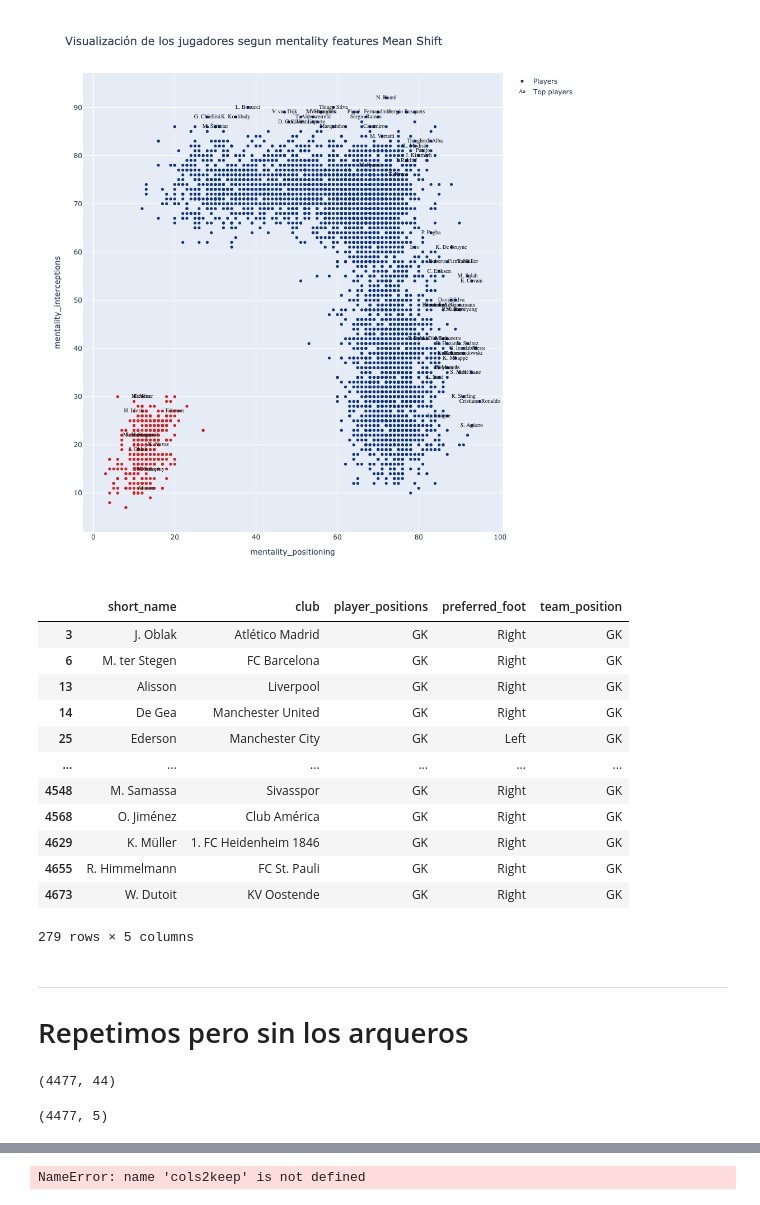
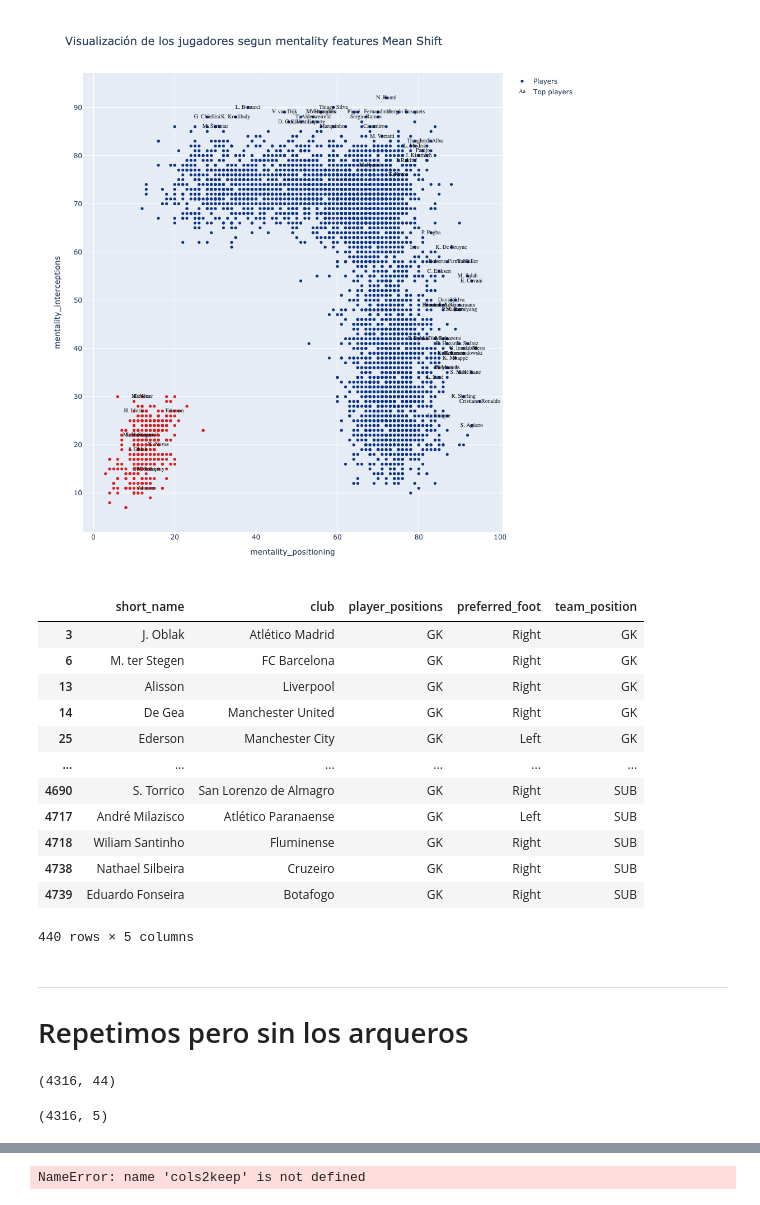
Before and after one commit to danicattaneob/diplo-datos-ayvd-g1, a Jupyter notebook: 5_aprendizaje_no_supervisado/ntb_clustering_2_fifa_2020.ipynb, the cells around one changed output, grey strips where cells are left out. Saved outputs shown, nothing was run; the diff lists cells and outputs as text; code cells hidden in the pictures.

```diff
--- a/5_aprendizaje_no_supervisado/ntb_clustering_2_fifa_2020.ipynb
+++ b/5_aprendizaje_no_supervisado/ntb_clustering_2_fifa_2020.ipynb
@@ -287,31 +287,31 @@ iplot(fig)
 'Numero estimado de clusters para Mean Shift : 2'
 [figure]
 # %%
-dfo[dfo.team_position=='GK']
+dfo[(dfo.team_position=='GK') | (dfo.player_positions=='GK')]
 # %% [output]
 |  | short_name | club | player_positions | preferred_foot | team_position |
 | 3 | J. Oblak | Atlético Madrid | GK | Right | GK |
 | 6 | M. ter Stegen | FC Barcelona | GK | Right | GK |
 | 13 | Alisson | Liverpool | GK | Right | GK |
 | 14 | De Gea | Manchester United | GK | Right | GK |
 | 25 | Ederson | Manchester City | GK | Left | GK |
 | ... | ... | ... | ... | ... | ... |
-| 4548 | M. Samassa | Sivasspor | GK | Right | GK |
-| 4568 | O. Jiménez | Club América | GK | Right | GK |
-| 4629 | K. Müller | 1. FC Heidenheim 1846 | GK | Right | GK |
-| 4655 | R. Himmelmann | FC St. Pauli | GK | Right | GK |
-| 4673 | W. Dutoit | KV Oostende | GK | Right | GK |
+| 4690 | S. Torrico | San Lorenzo de Almagro | GK | Right | SUB |
+| 4717 | André Milazisco | Atlético Paranaense | GK | Left | SUB |
+| 4718 | Wiliam Santinho | Fluminense | GK | Right | SUB |
+| 4738 | Nathael Silbeira | Cruzeiro | GK | Right | SUB |
+| 4739 | Eduardo Fonseira | Botafogo | GK | Right | SUB |
-279 rows × 5 columns
+440 rows × 5 columns
 # %% [markdown]
 ---------------
 # Repetimos pero sin los arqueros
 # %%
-dfn = dfn[dfo.team_position!='GK']
-dfo = dfo[dfo.team_position!='GK']
+dfn = dfn[(dfo.team_position!='GK') & (dfo.player_positions!='GK')]
+dfo = dfo[(dfo.team_position!='GK') & (dfo.player_positions!='GK')]
 display(dfn.shape, dfo.shape)
 # %% [output]
-(4477, 44)
+(4316, 44)
-(4477, 5)
+(4316, 5)
 # %%
 N = 10
 inertias = [KMeans(n_clusters=i+2).fit(dfn).inertia_ for i in range(10)]
```
Also changed, not shown: parts of 3 cells of this notebook.
